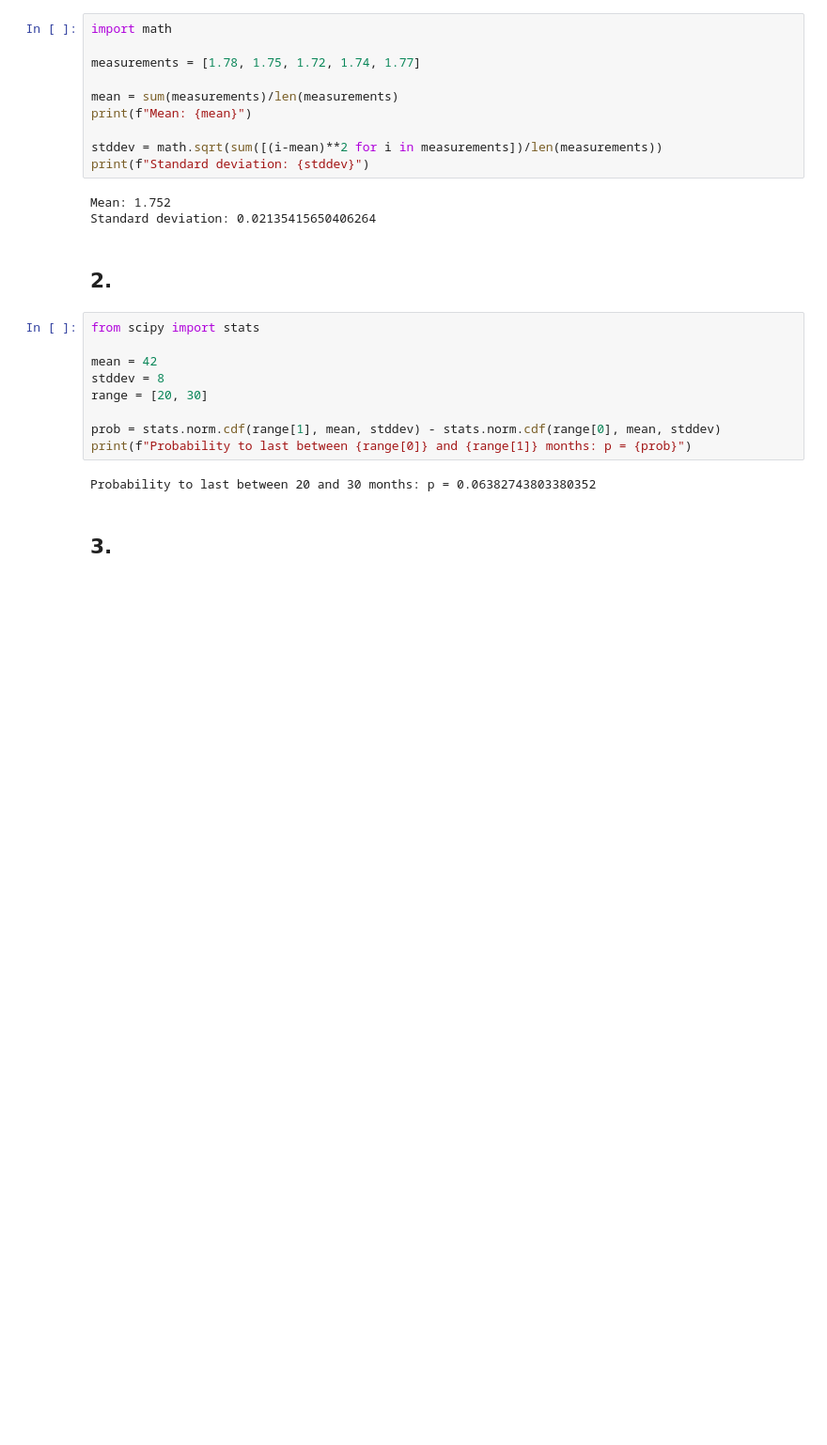
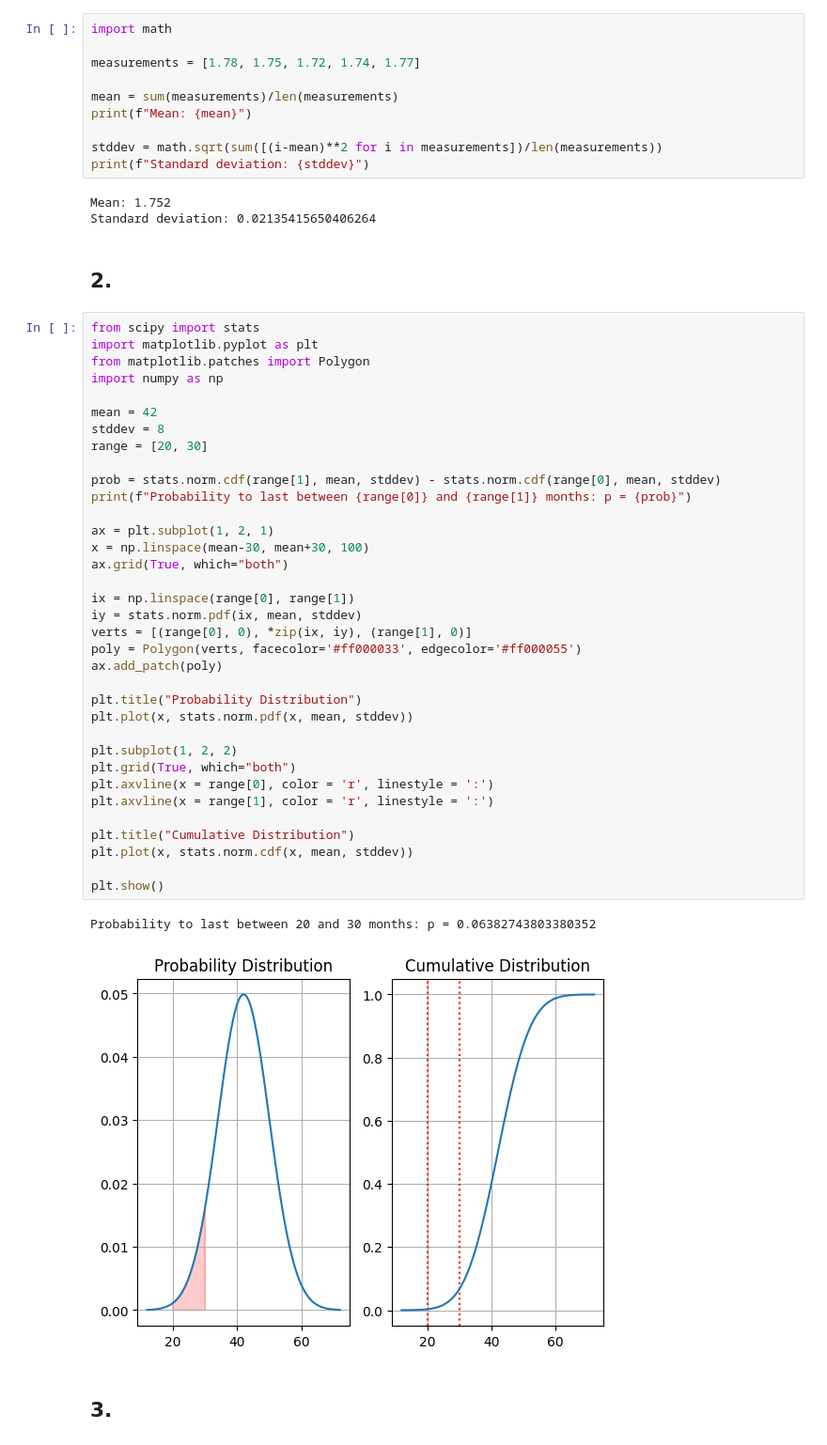
Before and after one commit to luzianscherrer/emfds, a Jupyter notebook: chapter_03.ipynb, the cells around one changed output. Shown at 94% size. Cells and saved outputs as stored; diff of their text form; blank space fills up the shorter version.

```diff
--- a/chapter_03.ipynb
+++ b/chapter_03.ipynb
@@ -17,17 +21,44 @@ Mean: 1.752
 Standard deviation: 0.02135415650406264
 # %% [markdown]
 ## 2.
-# %%
-from scipy import stats
-
-mean = 42
-stddev = 8
-range = [20, 30]
-
-prob = stats.norm.cdf(range[1], mean, stddev) - stats.norm.cdf(range[0], mean, stddev)
-print(f"Probability to last between {range[0]} and {range[1]} months: p = {prob}")
-# %% [output]
-Probability to last between 20 and 30 months: p = 0.06382743803380352
+# %%
+from scipy import stats
+import matplotlib.pyplot as plt
+from matplotlib.patches import Polygon
+import numpy as np
+
+mean = 42
+stddev = 8
+range = [20, 30]
+
+prob = stats.norm.cdf(range[1], mean, stddev) - stats.norm.cdf(range[0], mean, stddev)
+print(f"Probability to last between {range[0]} and {range[1]} months: p = {prob}")
+
+ax = plt.subplot(1, 2, 1)
+x = np.linspace(mean-30, mean+30, 100)
+ax.grid(True, which="both")
+
+ix = np.linspace(range[0], range[1])
+iy = stats.norm.pdf(ix, mean, stddev)
+verts = [(range[0], 0), *zip(ix, iy), (range[1], 0)]
+poly = Polygon(verts, facecolor='#ff000033', edgecolor='#ff000055')
+ax.add_patch(poly)
+
+plt.title("Probability Distribution")
+plt.plot(x, stats.norm.pdf(x, mean, stddev))
+
+plt.subplot(1, 2, 2)
+plt.grid(True, which="both")
+plt.axvline(x = range[0], color = 'r', linestyle = ':')
+plt.axvline(x = range[1], color = 'r', linestyle = ':')
+
+plt.title("Cumulative Distribution")
+plt.plot(x, stats.norm.cdf(x, mean, stddev))
+
+plt.show()
+# %% [output]
+Probability to last between 20 and 30 months: p = 0.06382743803380352
+[figure, added]
 # %% [markdown]
 ## 3.
 # %%
```
Also changed, not shown: parts of 4 cells of this notebook, 4 other files.
